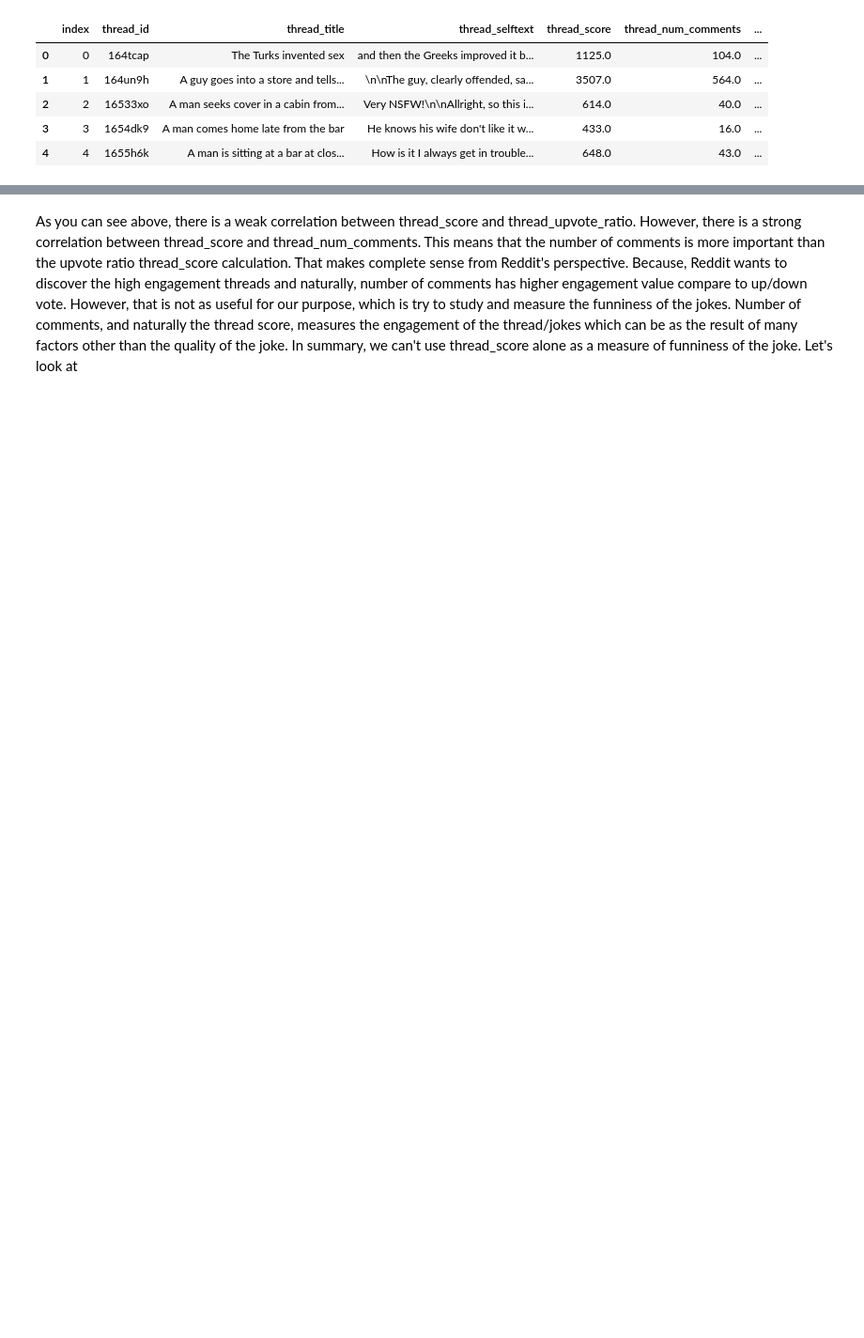
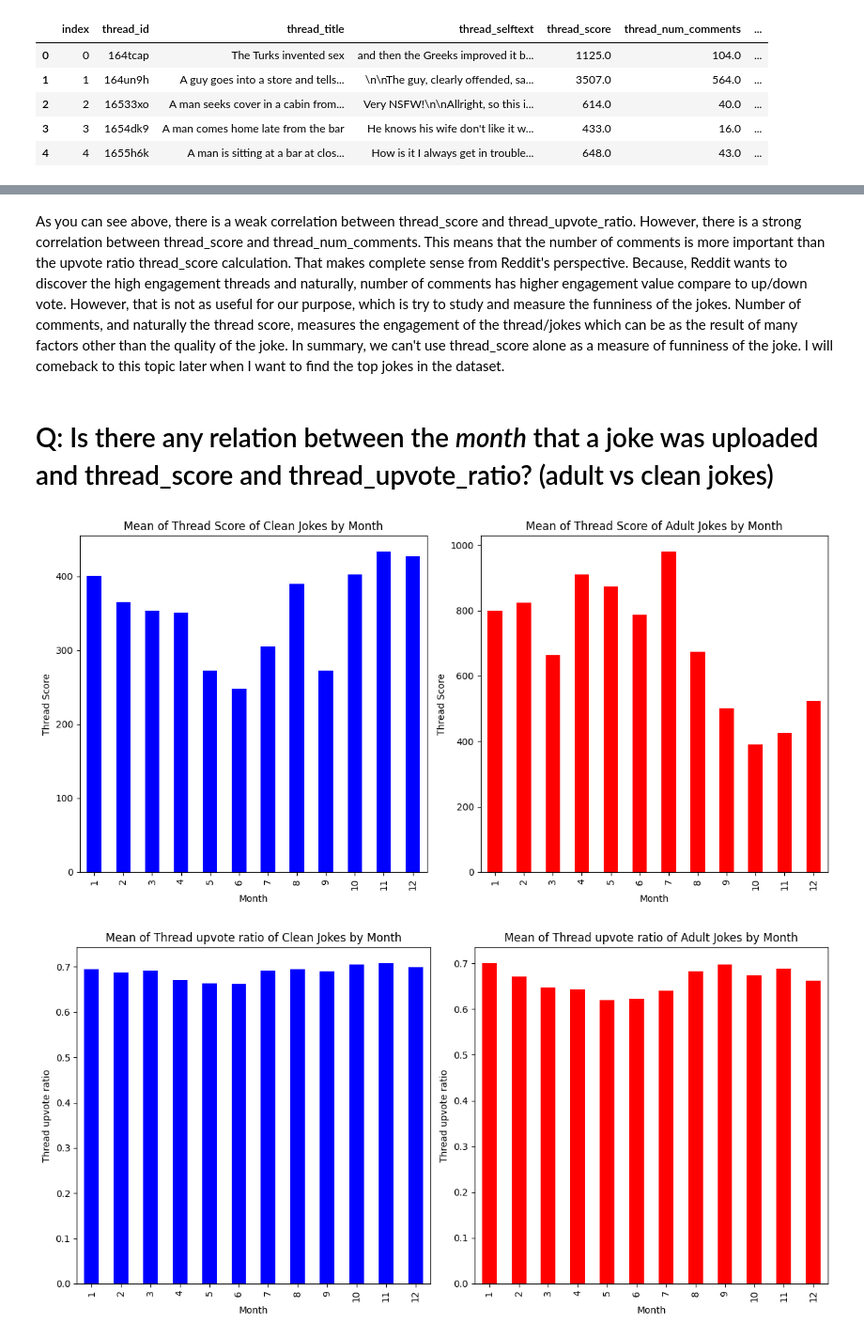
Before and after one commit to Alishahed/reddit_jokes, a Jupyter notebook: reddit_jokes_exploration.ipynb, the cells around one changed output, grey strips where cells are left out. Shown: that part at 94% size. Cells and saved outputs as stored; diff of their text form; code cells hidden in the pictures; blank space fills up the shorter version.

Commit message:
score and upvote study figures

```diff
--- a/reddit_jokes_exploration.ipynb
+++ b/reddit_jokes_exploration.ipynb
@@ -52,6 +52,7 @@ memory usage: 2.3+ MB
 df_jokes_slim.dropna(how='any',inplace=True)
 df_jokes_slim.reset_index(inplace=True)
 df_jokes_slim['thread_created_utc'] = pd.to_datetime(df_jokes_slim['thread_created_utc'], format='mixed', utc=True)
+df_jokes_slim['thread_created_pst'] = df_jokes_slim['thread_created_utc'].dt.tz_convert('America/Los_Angeles')
 df_jokes_slim['thread_score'] = df_jokes_slim['thread_score'].astype(float)
 df_jokes_slim.drop('index',axis=1)
 # %% [output]
@@ -96,3 +94,61 @@ Correlation between thread_score and thread_upvote_ratio: 0.19715549518702158
 # %% [markdown]
-As you can see above, there is a weak correlation between thread_score and thread_upvote_ratio. However, there is a strong correlation between thread_score and thread_num_comments. This means that the number of comments is more important than the upvote ratio thread_score calculation. That makes complete sense from Reddit's perspective. Because, Reddit wants to discover the high engagement threads and naturally, number of comments has higher engagement value compare to up/down vote. However, that is not as useful for our purpose, which is try to study and measure the funniness of the jokes. Number of comments, and naturally the thread score, measures the engagement of the thread/jokes which can be as the result of many factors other than the quality of the joke. In summary, we can't use thread_score alone as a measure of funniness of the joke.
-Let's look at
+As you can see above, there is a weak correlation between thread_score and thread_upvote_ratio. However, there is a strong correlation between thread_score and thread_num_comments. This means that the number of comments is more important than the upvote ratio thread_score calculation. That makes complete sense from Reddit's perspective. Because, Reddit wants to discover the high engagement threads and naturally, number of comments has higher engagement value compare to up/down vote. However, that is not as useful for our purpose, which is try to study and measure the funniness of the jokes. Number of comments, and naturally the thread score, measures the engagement of the thread/jokes which can be as the result of many factors other than the quality of the joke. In summary, we can't use thread_score alone as a measure of funniness of the joke. I will comeback to this topic later when I want to find the top jokes in the dataset.
+# %% [markdown]
+# Q: Is there any relation between the *month* that a joke was uploaded and thread_score and thread_upvote_ratio? (adult vs clean jokes)
+# %%
+# For clean jokes
+clean_jokes = df_jokes_slim[df_jokes_slim['thread_over_18'] == False].copy()
+clean_jokes['month'] = clean_jokes['thread_created_pst'].dt.month
+mean_scores_clean = clean_jokes.groupby('month')['thread_score'].mean()
+mean_upvote_ratio_clean = clean_jokes.groupby('month')['thread_upvote_ratio'].mean()
+
+# For adult jokes
+adult_jokes = df_jokes_slim[df_jokes_slim['thread_over_18'] == True].copy()
+adult_jokes['month'] = adult_jokes['thread_created_pst'].dt.month
+mean_scores_adult = adult_jokes.groupby('month')['thread_score'].mean()
+mean_upvote_ratio_adult = adult_jokes.groupby('month')['thread_upvote_ratio'].mean()
+
+# Plotting
+plt.figure(figsize=(12, 6))
+
+# Plot for clean jokes
+plt.subplot(1, 2, 1)  # 1 row, 2 columns, first plot
+mean_scores_clean.plot(kind='bar', color='blue', capsize=4)
+plt.title('Mean of Thread Score of Clean Jokes by Month')
+plt.xlabel('Month')
+plt.ylabel('Thread Score')
+
+# Plot for adult jokes
+plt.subplot(1, 2, 2)  # 1 row, 2 columns, second plot
+mean_scores_adult.plot(kind='bar', color='red', capsize=4)
+plt.title('Mean of Thread Score of Adult Jokes by Month')
+plt.xlabel('Month')
+plt.ylabel('Thread Score')
+
+# Show plot
+plt.tight_layout()
+plt.show()
+
+# Plotting
+plt.figure(figsize=(12, 6))
+
+# Plot for clean jokes
+plt.subplot(1, 2, 1)  # 1 row, 2 columns, first plot
+mean_upvote_ratio_clean.plot(kind='bar', color='blue', capsize=4)
+plt.title('Mean of Thread upvote ratio of Clean Jokes by Month')
+plt.xlabel('Month')
+plt.ylabel('Thread upvote ratio')
+
+# Plot for adult jokes
+plt.subplot(1, 2, 2)  # 1 row, 2 columns, second plot
+mean_upvote_ratio_adult.plot(kind='bar', color='red', capsize=4)
+plt.title('Mean of Thread upvote ratio of Adult Jokes by Month')
+plt.xlabel('Month')
+plt.ylabel('Thread upvote ratio')
+
+# Show plot
+plt.tight_layout()
+plt.show()
+# %% [output]
+[figure, added]
+[figure, added]
```
Also changed, not shown: parts of 7 cells of this notebook.
